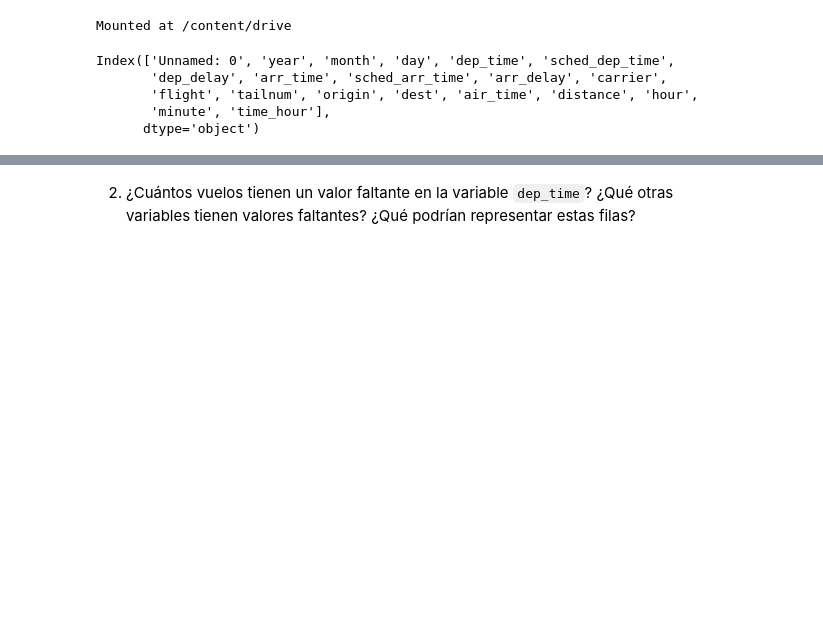
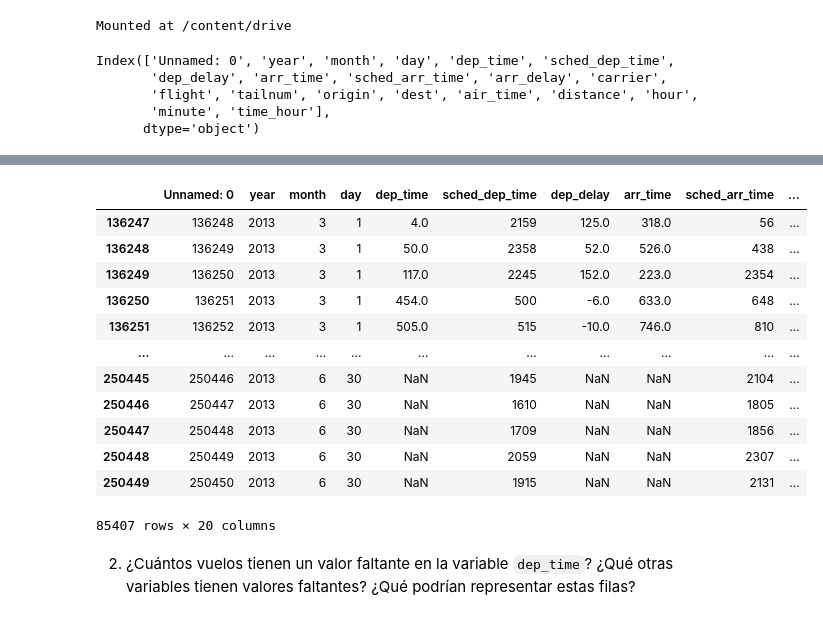
Before and after one commit to qlab-intro-python/qlab-intro-python-ccss-tarea-2-tarea_plantilla, a Jupyter notebook: tarea_2_grupo_5.ipynb, the cells around one changed output, grey strips where cells are left out. Drawn from its saved outputs; the diff is of its cells as text; code cells hidden in the pictures; blank space fills up the shorter version.

```diff
--- a/tarea_2_grupo_5.ipynb
+++ b/tarea_2_grupo_5.ipynb
@@ -48,3 +98,20 @@ df_flights.groupby("dep_delay")
+# %%
+#1.d. Partieron en primavera (marzo, abril y junio).
+df_flights[df_flights['month'].isin([3, 4, 6])]
+# %% [output]
+|  | Unnamed: 0 | year | month | day | dep_time | sched_dep_time | dep_delay | arr_time | sched_arr_time | ... |
+| 136247 | 136248 | 2013 | 3 | 1 | 4.0 | 2159 | 125.0 | 318.0 | 56 | ... |
+| 136248 | 136249 | 2013 | 3 | 1 | 50.0 | 2358 | 52.0 | 526.0 | 438 | ... |
+| 136249 | 136250 | 2013 | 3 | 1 | 117.0 | 2245 | 152.0 | 223.0 | 2354 | ... |
+| 136250 | 136251 | 2013 | 3 | 1 | 454.0 | 500 | -6.0 | 633.0 | 648 | ... |
+| 136251 | 136252 | 2013 | 3 | 1 | 505.0 | 515 | -10.0 | 746.0 | 810 | ... |
+| ... | ... | ... | ... | ... | ... | ... | ... | ... | ... | ... |
+| 250445 | 250446 | 2013 | 6 | 30 | NaN | 1945 | NaN | NaN | 2104 | ... |
+| 250446 | 250447 | 2013 | 6 | 30 | NaN | 1610 | NaN | NaN | 1805 | ... |
+| 250447 | 250448 | 2013 | 6 | 30 | NaN | 1709 | NaN | NaN | 1856 | ... |
+| 250448 | 250449 | 2013 | 6 | 30 | NaN | 2059 | NaN | NaN | 2307 | ... |
+| 250449 | 250450 | 2013 | 6 | 30 | NaN | 1915 | NaN | NaN | 2131 | ... |
+85407 rows × 20 columns
 # %% [markdown]
 2. ¿Cuántos vuelos tienen un valor faltante en la variable `dep_time`? ¿Qué otras variables tienen valores faltantes? ¿Qué podrían representar estas filas?
 # %%
```
Also changed, not shown: parts of 5 cells of this notebook.
